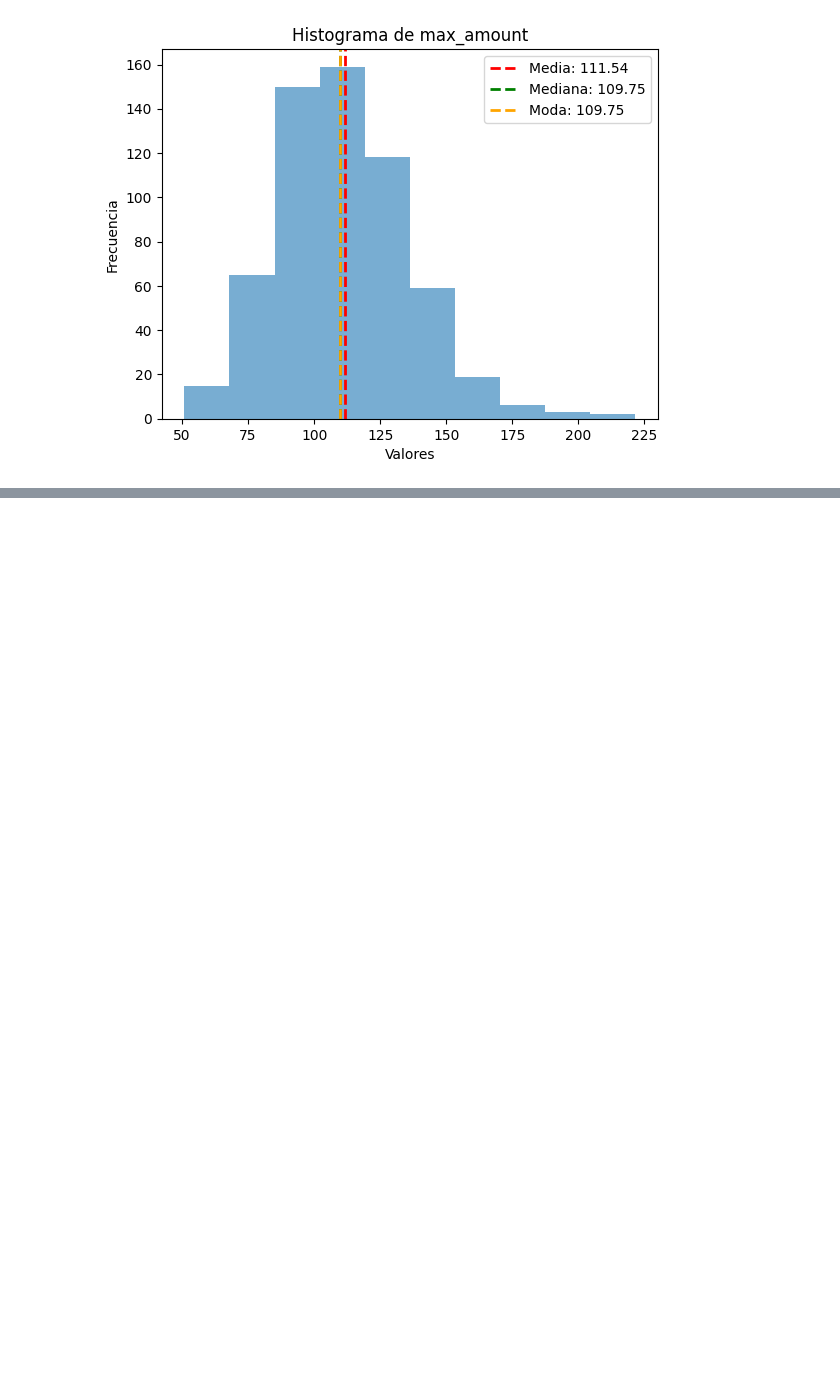
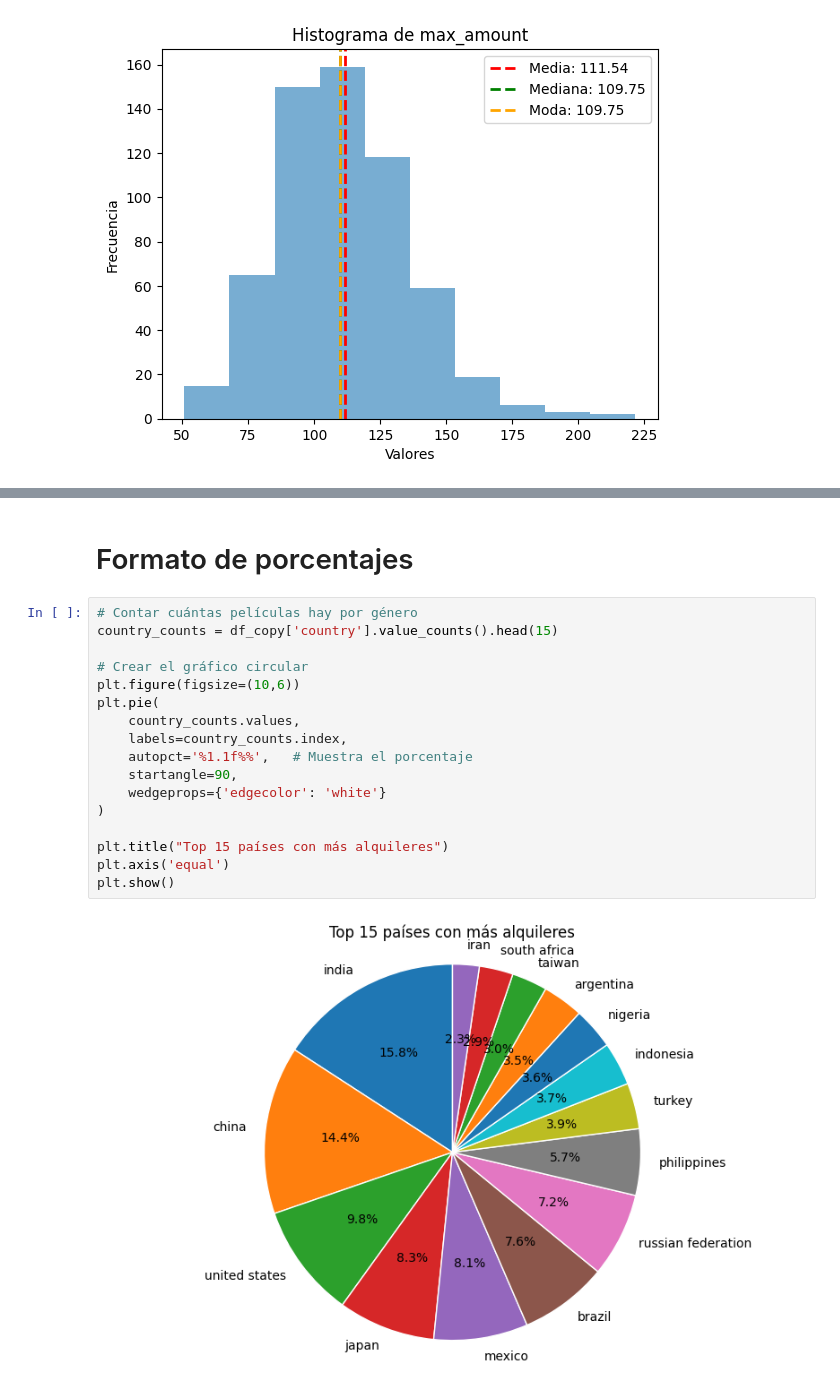
Before and after one commit to JaimeAmuedoJAH/consulta-analisis-datos-sakila, a Jupyter notebook: notebook/ProyectoIII_dataframe1.ipynb, the cells around one changed output, grey strips where cells are left out. Saved outputs shown, nothing was run; the diff lists cells and outputs as text; blank space fills up the shorter version.

```diff
--- a/notebook/ProyectoIII_dataframe1.ipynb
+++ b/notebook/ProyectoIII_dataframe1.ipynb
@@ -264,0 +391,21 @@ for datos, nombre in zip(datasets, nombres):
+# %% [markdown]
+# Formato de porcentajes
+# %%
+# Contar cuántas películas hay por género
+country_counts = df_copy['country'].value_counts().head(15)
+
+# Crear el gráfico circular
+plt.figure(figsize=(10,6))
+plt.pie(
+    country_counts.values,
+    labels=country_counts.index,
+    autopct='%1.1f%%',   # Muestra el porcentaje
+    startangle=90,
+    wedgeprops={'edgecolor': 'white'}
+)
+
+plt.title("Top 15 países con más alquileres")
+plt.axis('equal')
+plt.show()
+# %% [output]
+[figure, added]
```
Also changed, not shown: parts of 11 cells of this notebook, 2 other files.
